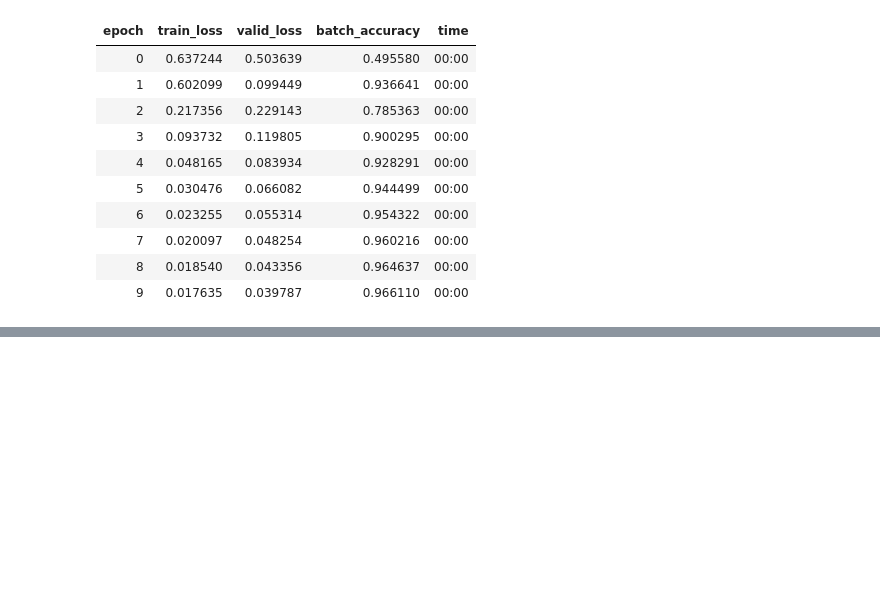
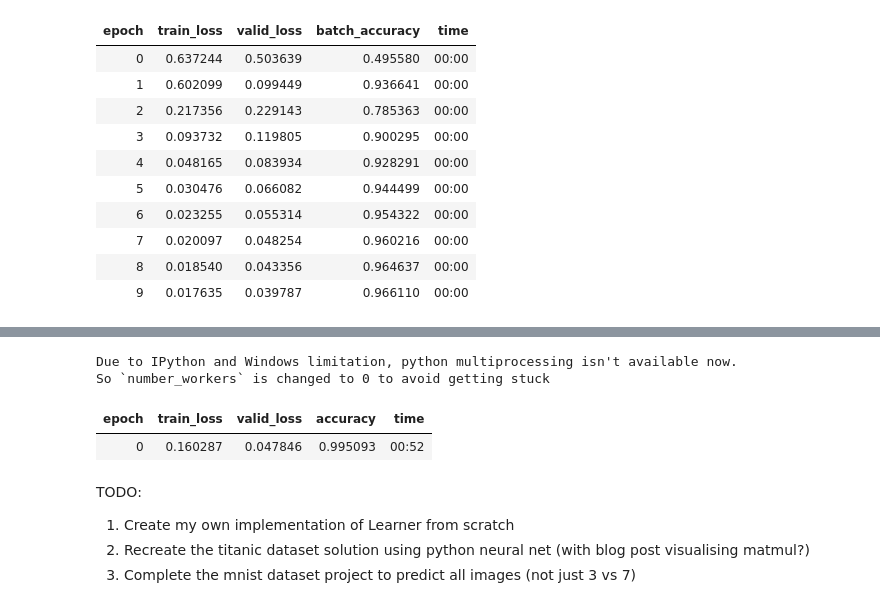
Before and after one commit to Daynil/course22, a Jupyter notebook: 04-experiments.ipynb, the cells around one changed output, grey strips where cells are left out. Saved outputs shown, nothing was run; the diff lists cells and outputs as text; code cells hidden in the pictures; blank space fills up the shorter version.

```diff
--- a/04-experiments.ipynb
+++ b/04-experiments.ipynb
@@ -1127,0 +1154,19 @@ tensor([[-0.0620],
+# %%
+# Everything we did from scratch above, encompased in 7 lines of code
+# With a resulting accuracy of 99.5% due to use of a more sophisticated neural net (resnet18)
+path = untar_data(URLs.MNIST_SAMPLE)
+dls = ImageDataLoaders.from_folder(path)
+learn = vision_learner(
+    dls, resnet18, pretrained=False, loss_func=F.cross_entropy, metrics=accuracy
+)
+learn.fit_one_cycle(1, 0.1)
+# %% [output]
+Due to IPython and Windows limitation, python multiprocessing isn't available now.
+So `number_workers` is changed to 0 to avoid getting stuck
+| epoch | train_loss | valid_loss | accuracy | time |
+| 0 | 0.160287 | 0.047846 | 0.995093 | 00:52 |
+# %% [markdown]
+TODO:
+1. Create my own implementation of Learner from scratch
+2. Recreate the titanic dataset solution using python neural net (with blog post visualising matmul?)
+3. Complete the mnist dataset project to predict all images (not just 3 vs 7)
```
Also changed, not shown: parts of 4 cells of this notebook.
